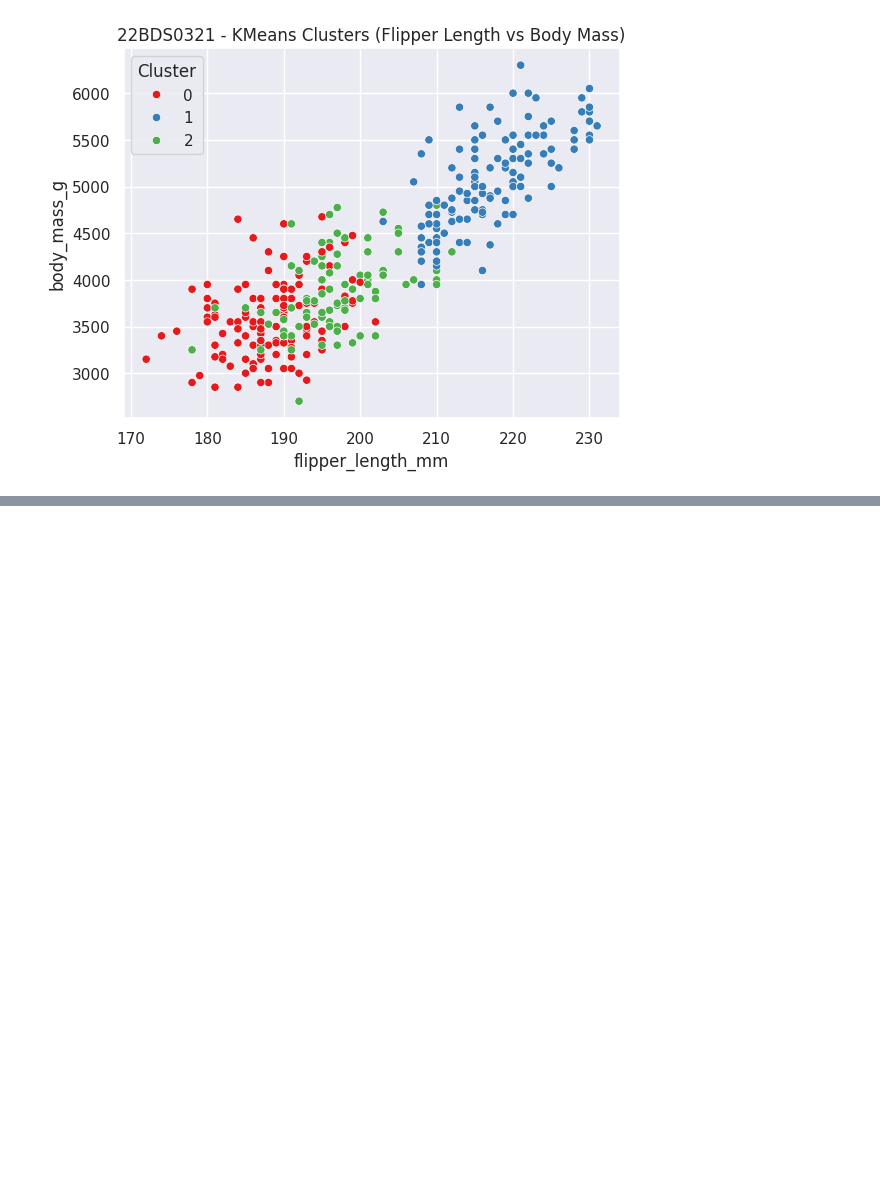
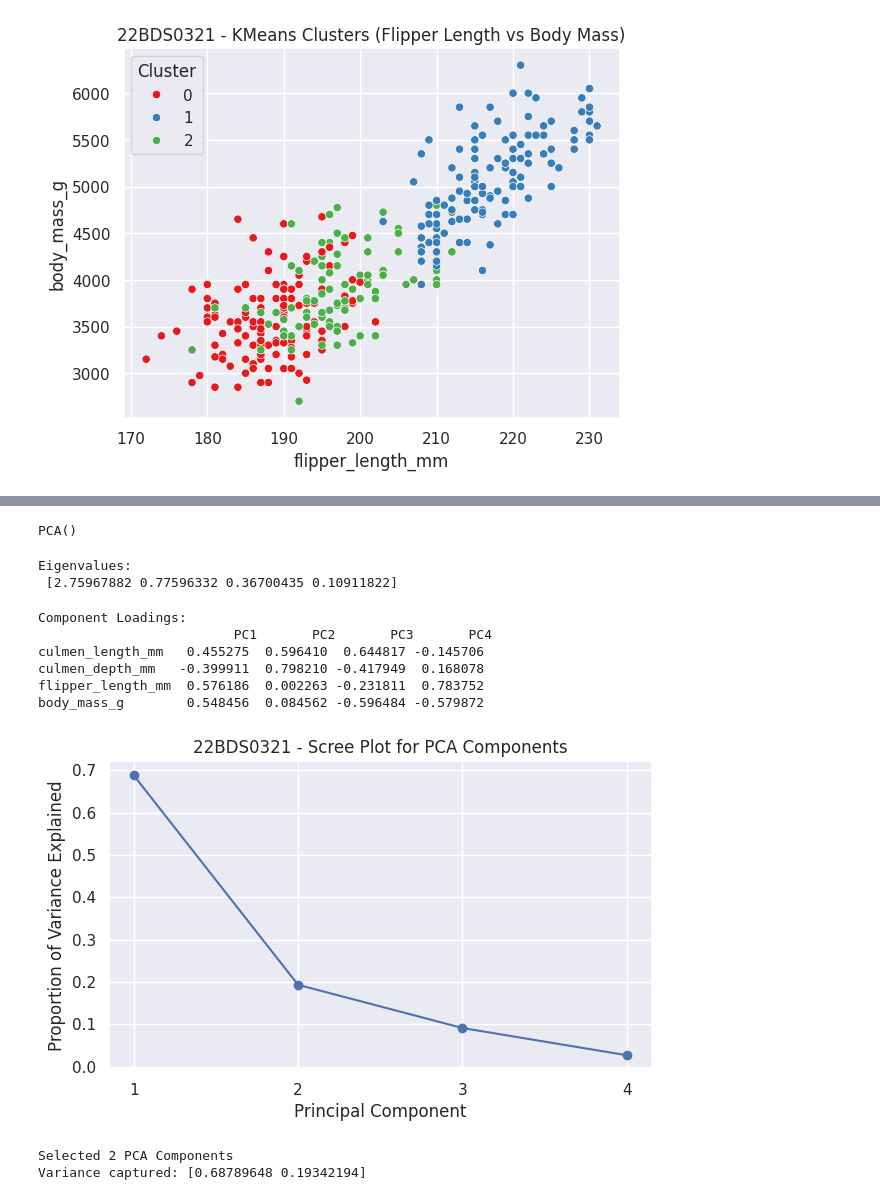
Before and after one commit to VanshShah18/BCSE331L-EDA-22BDS0321, a Jupyter notebook: 22BDS0321.ipynb, the cells around one changed output, grey strips where cells are left out. Drawn from its saved outputs; the diff is of its cells as text; code cells hidden in the pictures; blank space fills up the shorter version.

```diff
--- a/22BDS0321.ipynb
+++ b/22BDS0321.ipynb
@@ -456,0 +462,62 @@ plt.show()
+# %%
+# 1. Select numeric columns for PCA
+numeric_cols = ['culmen_length_mm','culmen_depth_mm','flipper_length_mm','body_mass_g']
+X = df[numeric_cols].dropna()
+# %%
+# 2. Standardize numeric data
+scaler = StandardScaler()
+X_scaled = scaler.fit_transform(X)
+# %%
+# 3. Perform PCA (all components first)
+pca = PCA()
+pca.fit(X_scaled)
+# %% [output]
+PCA()
+# %%
+# 4. Eigenvalues = explained variance
+eigenvalues = pca.explained_variance_
+print("Eigenvalues:\n", eigenvalues, "\n")
+# %% [output]
+Eigenvalues:
+ [2.75967882 0.77596332 0.36700435 0.10911822]
+# %%
+# Component loadings (weights of original variables in PCs)
+loadings = pd.DataFrame(
+    pca.components_.T,
+    columns=[f'PC{i+1}' for i in range(len(numeric_cols))],
+    index=numeric_cols
+)
+print("Component Loadings:\n", loadings, "\n")
+# %% [output]
+Component Loadings:
+                         PC1       PC2       PC3       PC4
+culmen_length_mm   0.455275  0.596410  0.644817 -0.145706
+culmen_depth_mm   -0.399911  0.798210 -0.417949  0.168078
+flipper_length_mm  0.576186  0.002263 -0.231811  0.783752
+body_mass_g        0.548456  0.084562 -0.596484 -0.579872
+# %%
+# 5. Scree plot – variance explained by each component
+plt.figure(figsize=(7,4))
+plt.plot(range(1, len(eigenvalues)+1),
+         pca.explained_variance_ratio_,
+         marker='o')
+plt.xlabel("Principal Component")
+plt.ylabel("Proportion of Variance Explained")
+plt.title("22BDS0321 - Scree Plot for PCA Components")
+plt.xticks(range(1, len(eigenvalues)+1))
+plt.grid(True)
+plt.show()
+# %% [output]
+[figure, added]
+# %%
+# choose n_comp = 2 (based on scree plot)
+n_comp = 2
+
+pca2 = PCA(n_components=n_comp)
+X_pca = pca2.fit_transform(X_scaled)
+
+print(f"\nSelected {n_comp} PCA Components")
+print("Variance captured:", pca2.explained_variance_ratio_, "\n")
+# %% [output]
+Selected 2 PCA Components
+Variance captured: [0.68789648 0.19342194]
```
Also changed, not shown: parts of 19 cells of this notebook.
